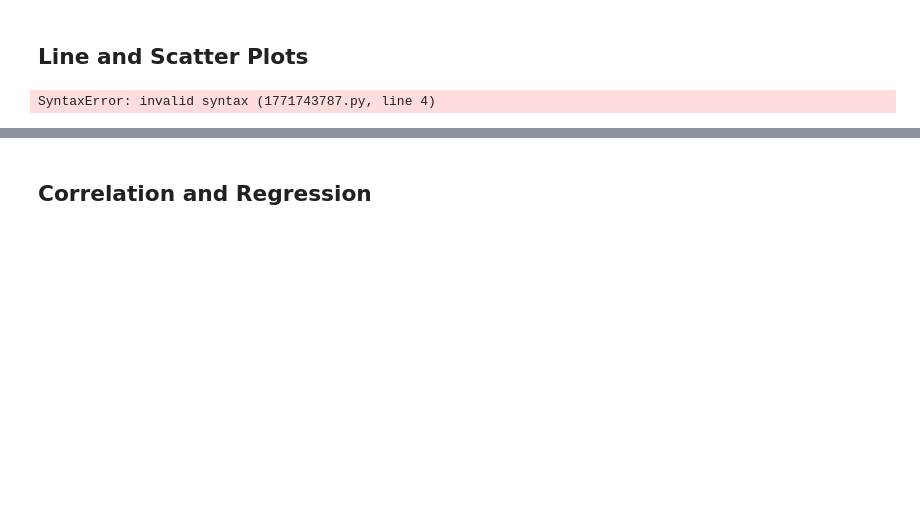
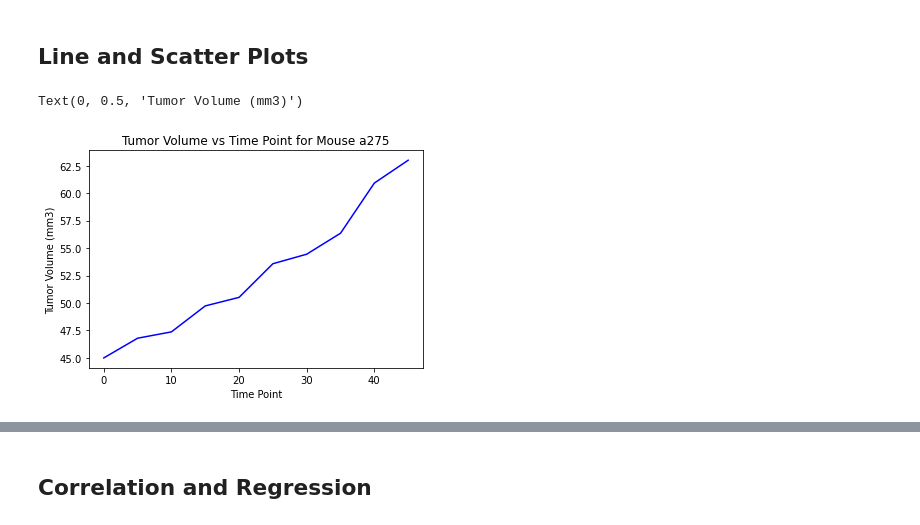
Before and after one commit to cmbutler83/Module5homework, a Jupyter notebook: Pymaceuticals/pymaceuticals_starter.ipynb, the cells around one changed output, grey strips where cells are left out. Drawn from its saved outputs; the diff is of its cells as text; code cells hidden in the pictures; blank space fills up the shorter version.

```diff
--- a/Pymaceuticals/pymaceuticals_starter.ipynb
+++ b/Pymaceuticals/pymaceuticals_starter.ipynb
@@ -310,12 +332,13 @@ plt.show()
 # %% [markdown]
 ## Line and Scatter Plots
 # %%
-# Generate a line plot of tumor volume vs. time point for a mouse treated with Capomulin
-capomulin_df = Final_tumor.loc[(Final_tumor['Drug Regimen'] == "Capomulin")]
-plt.figure()
-x_axis = np.(capomulin_df['Timepoint'])
-y_axis = np.(capomulin_df["Tumor Volume (mm3)"])
-
-plt.plot(x_axis, y_axis)
+# Generating a line plot of tumor volume vs. time point for a mouse treated with Capomulin
+mouse = "a275"
+mouse_df = Final_Summary.loc[Final_Summary["Mouse ID"] == mouse, ["Timepoint", "Tumor Volume (mm3)"]]
+plt.plot(mouse_df["Timepoint"], mouse_df["Tumor Volume (mm3)"], color="blue", label=mouse)
+plt.title(f"Tumor Volume vs Time Point for Mouse {mouse}")
+plt.xlabel("Time Point")
+plt.ylabel("Tumor Volume (mm3)")
 # %% [output]
-SyntaxError: invalid syntax (1771743787.py, line 4)
+Text(0, 0.5, 'Tumor Volume (mm3)')
+[figure, added]
```
Also changed, not shown: parts of 13 cells of this notebook, 1 other file.
